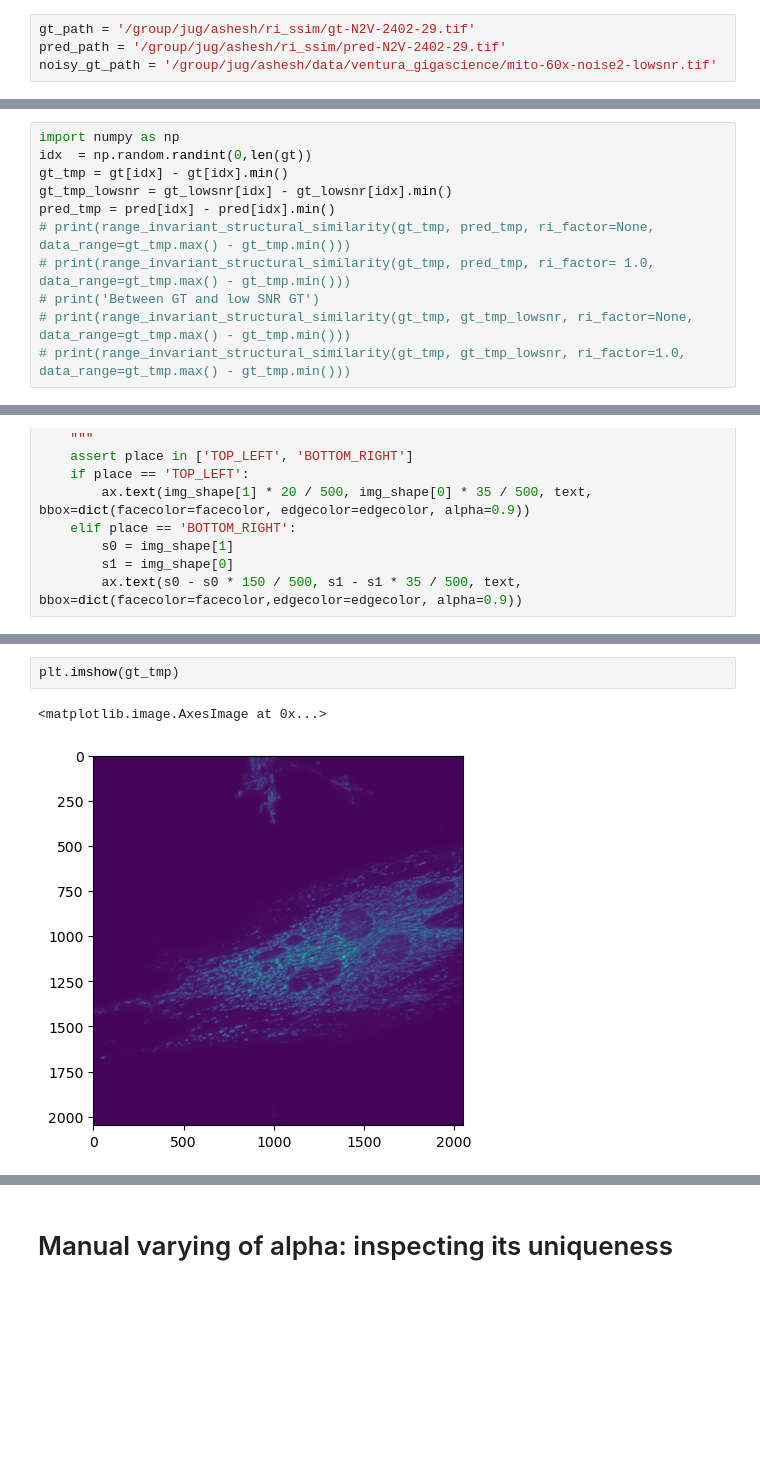
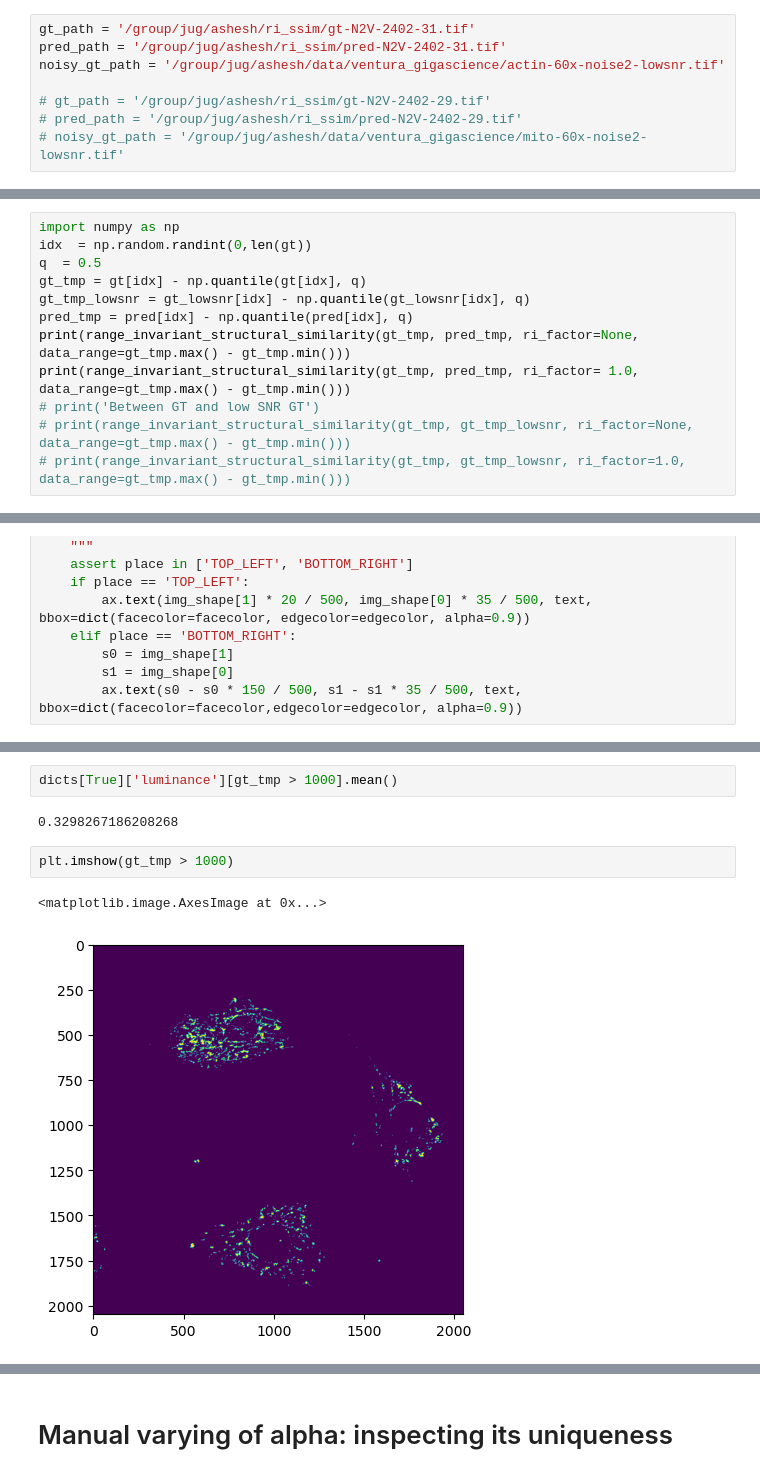
Before and after one commit to juglab/MicroSSIM, a Jupyter notebook: notebooks/Evaluate.ipynb, the cells around one changed output, grey strips where cells are left out. Drawn from its saved outputs; the diff is of its cells as text; blank space fills up the shorter version.

```diff
--- a/notebooks/Evaluate.ipynb
+++ b/notebooks/Evaluate.ipynb
@@ -2,9 +2,13 @@
 import sys
 from ri_ssim import range_invariant_structural_similarity
 # %%
-gt_path = '/group/jug/ashesh/ri_ssim/gt-N2V-2402-29.tif'
-pred_path = '/group/jug/ashesh/ri_ssim/pred-N2V-2402-29.tif'
-noisy_gt_path = '/group/jug/ashesh/data/ventura_gigascience/mito-60x-noise2-lowsnr.tif'
+gt_path = '/group/jug/ashesh/ri_ssim/gt-N2V-2402-31.tif'
+pred_path = '/group/jug/ashesh/ri_ssim/pred-N2V-2402-31.tif'
+noisy_gt_path = '/group/jug/ashesh/data/ventura_gigascience/actin-60x-noise2-lowsnr.tif'
+
+# gt_path = '/group/jug/ashesh/ri_ssim/gt-N2V-2402-29.tif'
+# pred_path = '/group/jug/ashesh/ri_ssim/pred-N2V-2402-29.tif'
+# noisy_gt_path = '/group/jug/ashesh/data/ventura_gigascience/mito-60x-noise2-lowsnr.tif'
 # %%
 from disentangle.core.tiff_reader import load_tiff
 
@@ -27,11 +31,12 @@ ax[2].imshow(gt_lowsnr[15])
 # %%
 import numpy as np
 idx  = np.random.randint(0,len(gt))
-gt_tmp = gt[idx] - gt[idx].min()
-gt_tmp_lowsnr = gt_lowsnr[idx] - gt_lowsnr[idx].min()
-pred_tmp = pred[idx] - pred[idx].min()
-# print(range_invariant_structural_similarity(gt_tmp, pred_tmp, ri_factor=None, data_range=gt_tmp.max() - gt_tmp.min()))
-# print(range_invariant_structural_similarity(gt_tmp, pred_tmp, ri_factor= 1.0, data_range=gt_tmp.max() - gt_tmp.min()))
+q  = 0.5
+gt_tmp = gt[idx] - np.quantile(gt[idx], q)
+gt_tmp_lowsnr = gt_lowsnr[idx] - np.quantile(gt_lowsnr[idx], q)
+pred_tmp = pred[idx] - np.quantile(pred[idx], q)
+print(range_invariant_structural_similarity(gt_tmp, pred_tmp, ri_factor=None, data_range=gt_tmp.max() - gt_tmp.min()))
+print(range_invariant_structural_similarity(gt_tmp, pred_tmp, ri_factor= 1.0, data_range=gt_tmp.max() - gt_tmp.min()))
 # print('Between GT and low SNR GT')
 # print(range_invariant_structural_similarity(gt_tmp, gt_tmp_lowsnr, ri_factor=None, data_range=gt_tmp.max() - gt_tmp.min()))
 # print(range_invariant_structural_similarity(gt_tmp, gt_tmp_lowsnr, ri_factor=1.0, data_range=gt_tmp.max() - gt_tmp.min()))
@@ -155,5 +222,9 @@ gt_tmp.min()
+# %%
+dicts[True]['luminance'][gt_tmp > 1000].mean()
+# %% [output]
+0.3298267186208268
 # %%
-plt.imshow(gt_tmp)
+plt.imshow(gt_tmp > 1000)
 # %% [output]
 <matplotlib.image.AxesImage at 0x...>
-[figure, old version]
+[figure, new version]
```
Also changed, not shown: parts of 11 cells of this notebook, 5 other files.
